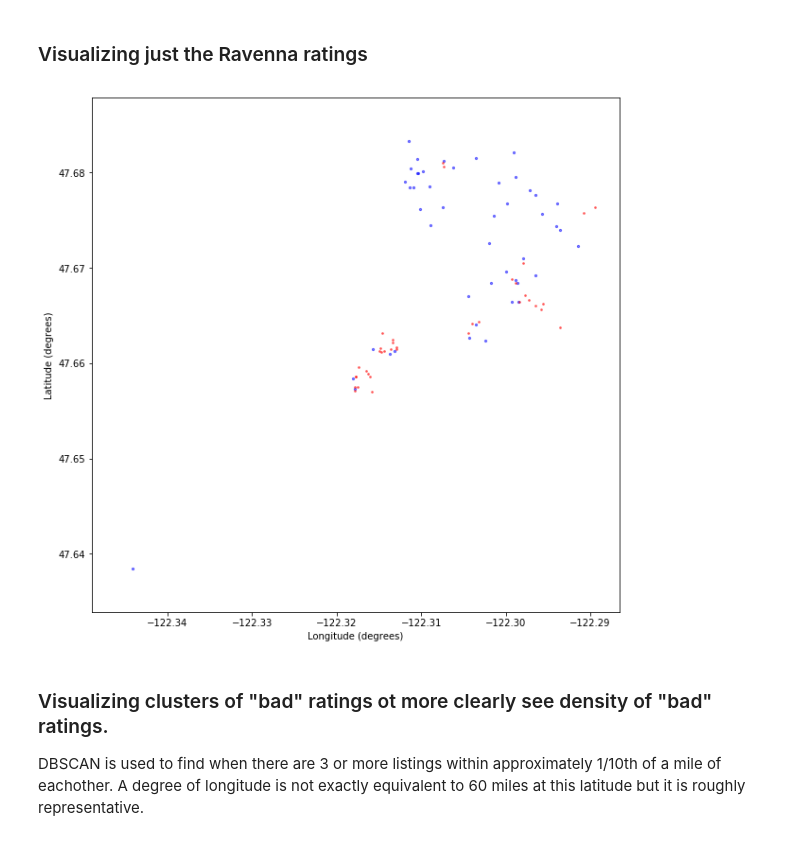
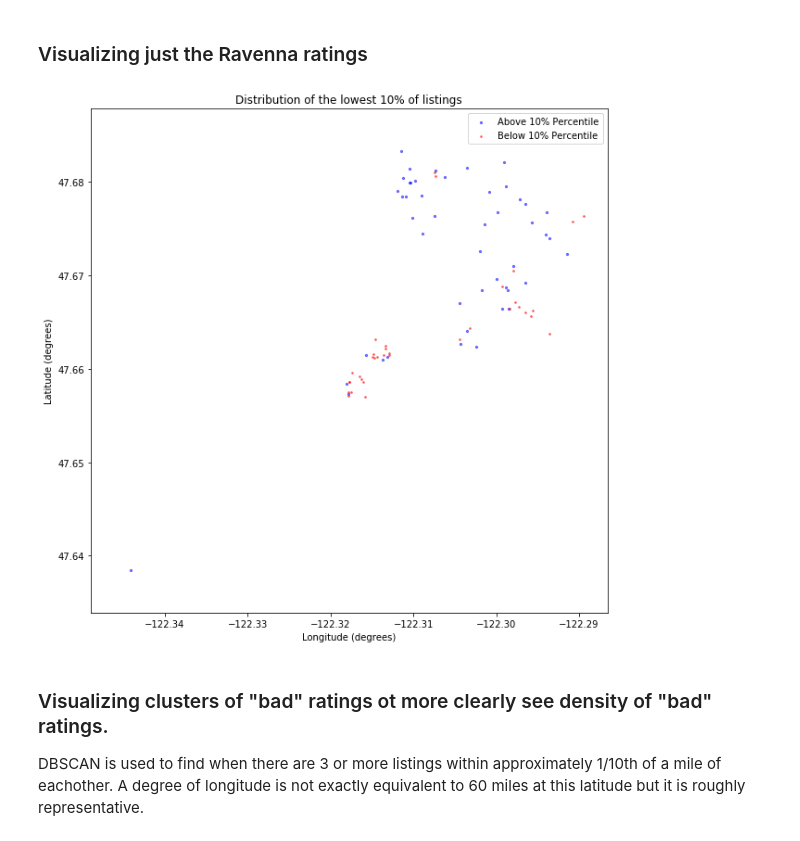
Before and after one commit to ScaleneTriangle/UdacityTerm2Project1, a Jupyter notebook: Airbnb_Exploration.ipynb, the cells around one changed output. Drawn from its saved outputs; the diff is of its cells as text; code cells hidden in the pictures.

```diff
--- a/Airbnb_Exploration.ipynb
+++ b/Airbnb_Exploration.ipynb
@@ -163,17 +188,10 @@ Name: review_scores_rating, dtype: float64
 [figure]
 # %% [markdown]
 ### Visualizing just the Ravenna ratings
-# %%
-R_bad_rat = Ravenna.query('review_scores_rating <= @quantile_rating')[['latitude', 'longitude']]
-R_good_rat = Ravenna.query('review_scores_rating > @quantile_rating')[['latitude', 'longitude']]
-fig = plt.figure(figsize=(10,10))
-plt.scatter(x=R_good_rat.longitude, y=R_good_rat.latitude, s=5, c='blue', alpha=0.5)
-plt.scatter(x=R_bad_rat.longitude, y=R_bad_rat.latitude, s=3, c='red', alpha=0.5)
-plt.xlabel('Longitude (degrees)')
-plt.ylabel('Latitude (degrees)')
-plt.show()
-# %% [output]
-[figure, removed]
+# %%
+R_good_rat, R_bad_rat =plot_percentile(df, subset_df=Ravenna, perc=0.1)
+# %% [output]
+[figure, added]
 # %% [markdown]
 ### Visualizing clusters of "bad" ratings ot more clearly see density of "bad" ratings. <a id='Q1.3'></a>
 DBSCAN is used to find when there are 3 or more listings within approximately 1/10th of a mile of eachother. A degree of longitude is not exactly equivalent to 60 miles at this latitude but it is roughly representative.
```
Also changed, not shown: parts of 6 cells of this notebook.
